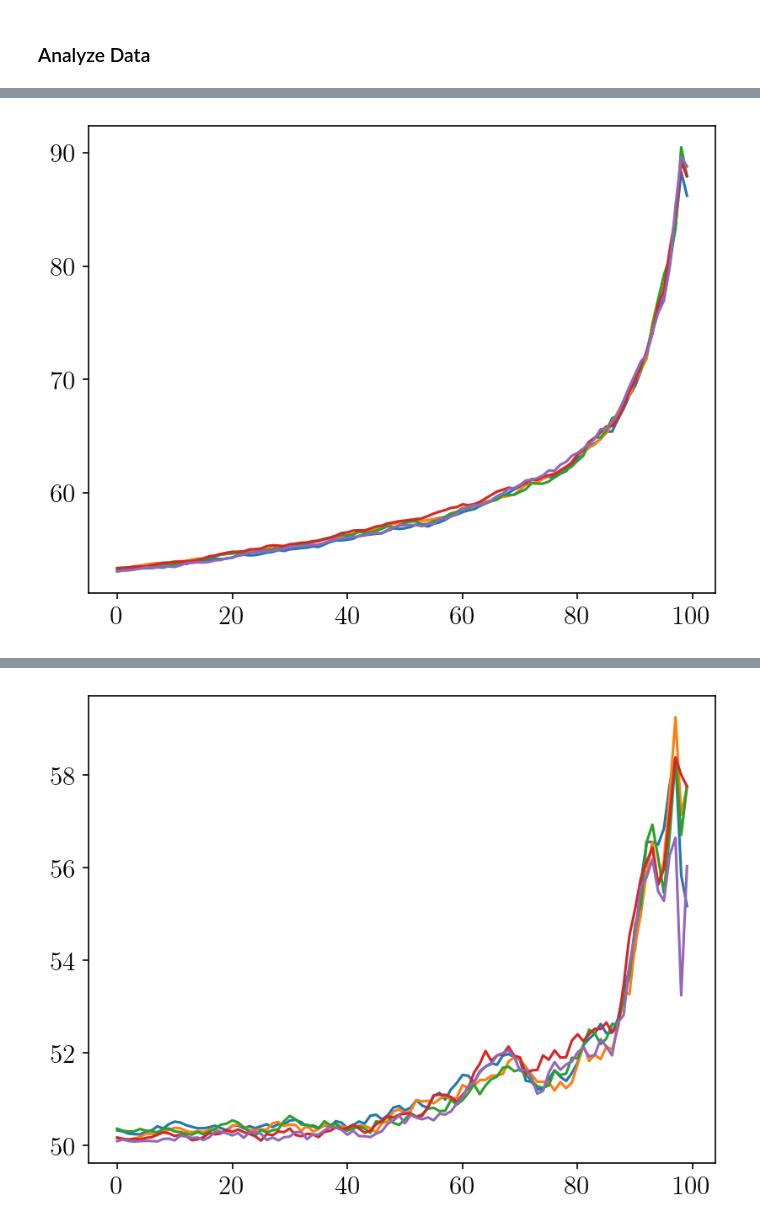
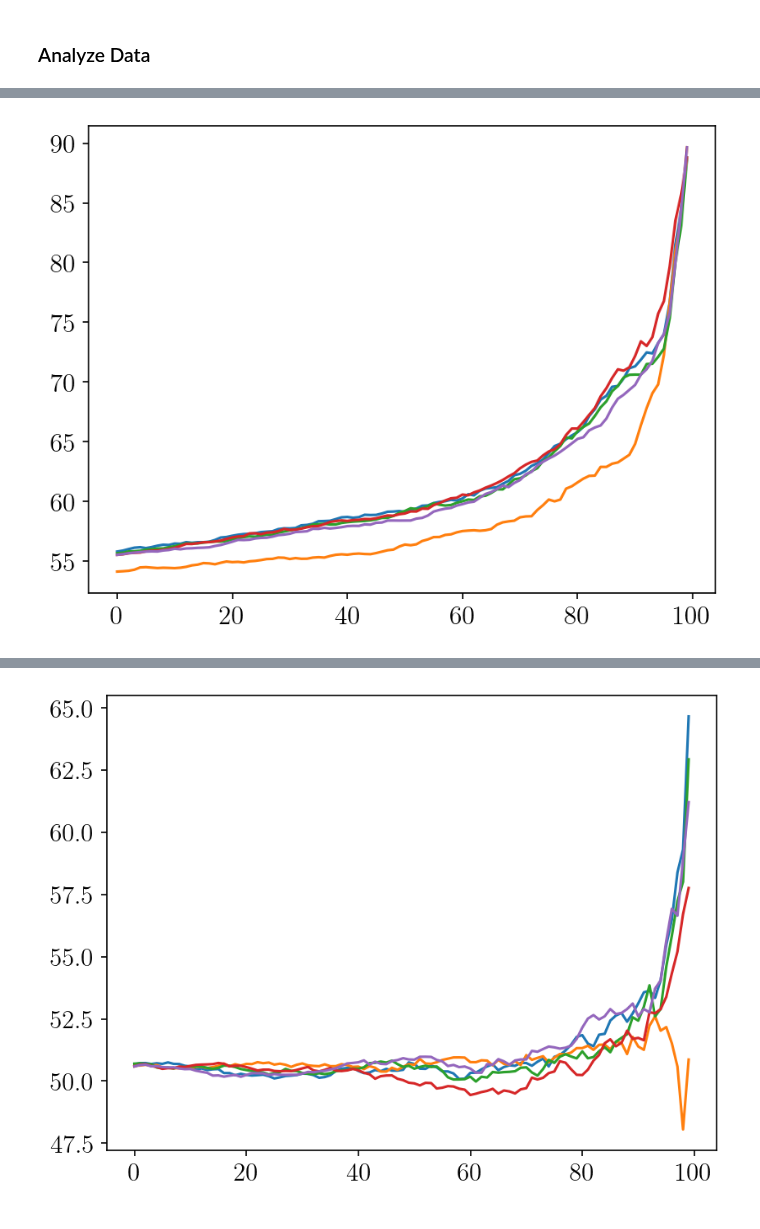
Before and after one commit to kjmayer/ENSOvsMJO, a Jupyter notebook: interpret/interpret-PermutImport.ipynb, the cells around one changed output, grey strips where cells are left out. Saved outputs shown, nothing was run; the diff lists cells and outputs as text; code cells hidden in the pictures.

Commit message:
updated figure 2

```diff
--- a/interpret/interpret-PermutImport.ipynb
+++ b/interpret/interpret-PermutImport.ipynb
@@ -56,7 +60,8 @@ dpiFig = 300.
 # %% [markdown]
 ### Load network:
 # %%
-MODEL_DIR = '/glade/scratch/wchapman/ENSOmjo_ML_models/saved_models/'
+# MODEL_DIR = '/glade/scratch/wchapman/ENSOmjo_ML_models/saved_models/'
+MODEL_DIR = '/glade/work/kjmayer/research/catalyst/ENSOvsMJO/data/doy_models/'
 EXP_NAME = 'default'
 hps = get_hp(EXP_NAME)
 # variables:
@@ -76,8 +81,8 @@ PATIENCE = hps['PATIENCE'] # number of epochs of no "improvement" before trainin
 LR = hps['LR'] # learning rate
 
 
-LEADS = np.arange(7,31)
-AVGS = np.arange(2,32)
+LEADS = np.arange(5,31)
+AVGS = np.arange(2,29)
 SEEDS = np.arange(1,6)
 
 SAVE = True
@@ -88,18 +93,15 @@ SAVE = True
 # confidence vs accuracy
 # model contribution fractions
 %time
-for SHUFFLE in ['MJO','MJOENSO']:
+for SHUFFLE in ['MJO','ENSO','MJOENSO']:
     print(SHUFFLE)
     for l in LEADS:
+        print('LEAD: '+str(l))#+'\nAVG: '+str(a))
         for a in AVGS:
-            print('LEAD: '+str(l)+'\nAVG: '+str(a))
 
             #check if files already exist:
-            ddir_save = '/glade/derecho/scratch/kjmayer/DATA/ENSOvsMJO/data/'
-            if SHUFFLE != 'MJO':
-                finame_confvsacc = 'confvsacc_permutimport-'+SHUFFLE+'_LEAD_'+str(l)+'_AVG_'+str(a)+'__00001-00005.npy'
-            elif SHUFFLE == 'MJO':
-                finame_confvsacc = 'confvsacc_permutimport_LEAD_'+str(l)+'_AVG_'+str(a)+'__00001-00005.npy'
+            ddir_save = '/glade/derecho/scratch/kjmayer/DATA/ENSOvsMJO/data/doy_interpret/'
+            finame_confvsacc = 'confvsacc_permutimport-'+SHUFFLE+'_DOY_LEAD_'+str(l)+'_AVG_'+str(a)+'__00001-00005.npy'
 
             if not os.path.isfile(ddir_save+finame_confvsacc):
                 # print('load testing data')
@@ -174,7 +176,7 @@ for SHUFFLE in ['MJO','MJOENSO']:
                                       input1, input2,
                                       s)
 
-                    MODEL_FINAME = 'LEAD_'+str(l)+'_AVG_'+str(a)+'__0000'+str(s)+'.h5'
+                    MODEL_FINAME = 'DOY_LEAD_'+str(l)+'_AVG_'+str(a)+'__0000'+str(s)+'.h5'
                     model.load_weights(MODEL_DIR+MODEL_FINAME)
 
                     # dont forget to change model_og_rawpreds & save file name (above & below)
@@ -200,17 +202,14 @@ for SHUFFLE in ['MJO','MJOENSO']:
                                                     predval = predval, # predict values with shuffled X2test
                                                     Ytest   = Ytest)
 
-                    if l == 7 and a == 2:
+                    if l == 5 and a == 2:
                         plt.plot(confvsacc[s-1])
 
                 plt.show()
 
                 if SAVE:
                     print('saving')
-                    ddir_save = '/glade/derecho/scratch/kjmayer/DATA/ENSOvsMJO/data/'
-                    if SHUFFLE != 'MJO':
-                        finame_confvsacc = 'confvsacc_permutimport-'+SHUFFLE+'_LEAD_'+str(l)+'_AVG_'+str(a)+'__00001-00005.npy'
-                    elif SHUFFLE == 'MJO':
-                        finame_confvsacc = 'confvsacc_permutimport_LEAD_'+str(l)+'_AVG_'+str(a)+'__00001-00005.npy'
+                    ddir_save = '/glade/derecho/scratch/kjmayer/DATA/ENSOvsMJO/data/doy_interpret/'
+                    finame_confvsacc = 'confvsacc_permutimport-'+SHUFFLE+'_DOY_LEAD_'+str(l)+'_AVG_'+str(a)+'__00001-00005.npy'
                     np.save(ddir_save+finame_confvsacc, confvsacc)
 # %% [output]
@@ -234,2 +233,2 @@ WARNING:tensorflow:Keras is training/fitting/evaluating on array-like data. Kera
-[figure, old version]
+[figure, new version]
 saving
@@ -252,2 +251,2 @@ WARNING:tensorflow:Keras is training/fitting/evaluating on array-like data. Kera
-[figure, old version]
+[figure, new version]
 saving
```
Also changed, not shown: parts of 2 cells of this notebook, 3 other files.
